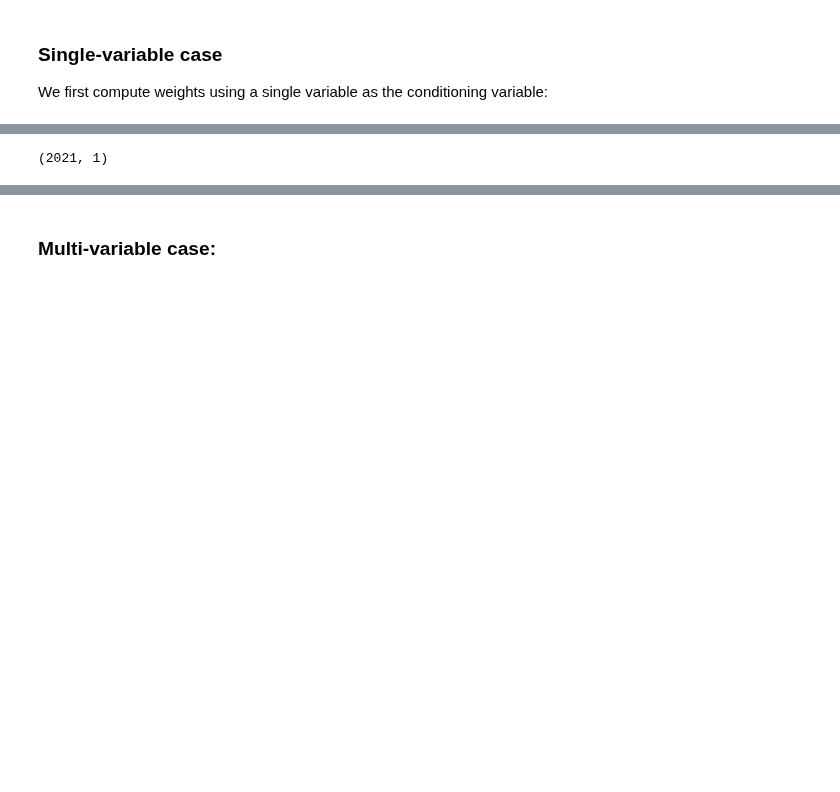
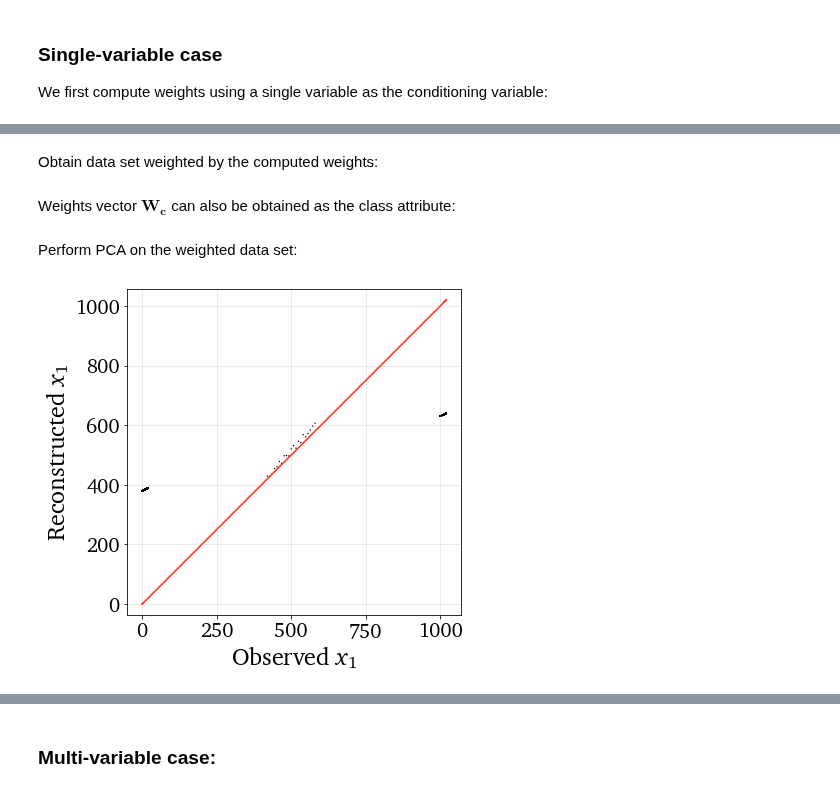
Before and after one commit to kamilazdybal/PCAfold, a Jupyter notebook: docs/tutorials/demo-data-manipulation.ipynb, the cells around one changed output, grey strips where cells are left out. Cells and saved outputs as stored; diff of their text form; code cells hidden in the pictures; blank space fills up the shorter version.

```diff
--- a/docs/tutorials/demo-data-manipulation.ipynb
+++ b/docs/tutorials/demo-data-manipulation.ipynb
@@ -236,8 +256,20 @@ Wall time: 17.4 s
+# %% [markdown]
+Obtain data set weighted by the computed weights:
 # %%
-X_weighted_single_variable = kernd_single.X_weighted
+X_weighted_single = kernd_single.X_weighted
+# %% [markdown]
+Weights vector $\mathbf{W_c}$ can also be obtained as the class attribute:
 # %%
 single_weights = kernd_single.weights
-# %%
-print(np.shape(single_weights))
-# %% [output]
-(2021, 1)
+# %% [markdown]
+Perform PCA on the weighted data set:
+# %%
+pca_single = PCA(X_weighted_single, 'none', n_components=1, nocenter=True)
+PCs_single = pca_single.transform(pca.X_cs)
+X_rec_single = pca_single.reconstruct(PCs_single)
+X_rec_single = (X_rec_single * pca.X_scale) + pca.X_center
+# %%
+if save_plots: save_filename = '../images/kernel-density-single-x1'
+plt = reduction.plot_parity(X[:,0], X_rec_single[:,0], x_label='Observed $x_1$', y_label='Reconstructed $x_1$', save_filename=save_filename)
+# %% [output]
+[figure, added]
```
Also changed, not shown: parts of 29 cells of this notebook, 9 other files.
